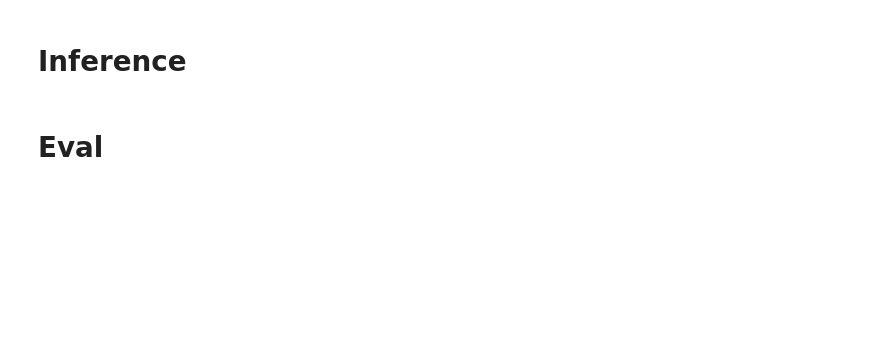
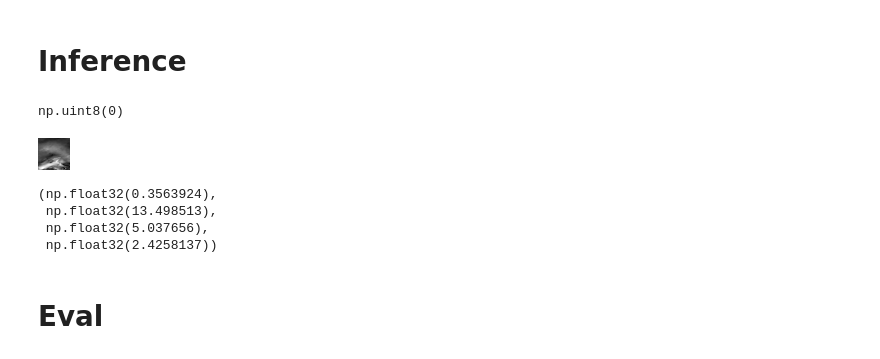
Before and after one commit to soCromp/cycloneSVD, a Jupyter notebook: evals.ipynb, the cells around one changed output. Saved outputs shown, nothing was run; the diff lists cells and outputs as text; code cells hidden in the pictures; blank space fills up the shorter version.

```diff
--- a/evals.ipynb
+++ b/evals.ipynb
@@ -9,4 +9,9 @@ import numpy as np
 import os
 import random
 from tqdm import tqdm
+from PIL import Image
+
+model_path = '/home/sonia/cycloneSVD/windmag_io/'
+ckpt_name = 'checkpoint-50000'
+real_data_path = '/home/cyclone/train/windmag_io'
 # %%
@@ -46,2 +61,21 @@ for i in range(num_frames):
 video.release()
+# %%
+np.array(video_frames[i]).min()
+# %% [output]
+np.uint8(0)
+# %%
+from IPython.display import display
+frame_path = os.path.join(real_data_path, 'demo.npy')
+img = Image.fromarray(255*np.load(frame_path)/arr.max())
+img.convert("L")
+# %% [output]
+[figure, added]
+# %%
+arr=np.load(frame_path)
+arr.min(), arr.max(), arr.mean(), arr.std()
+# %% [output]
+(np.float32(0.3563924),
+ np.float32(13.498513),
+ np.float32(5.037656),
+ np.float32(2.4258137))
 # %%
```
Also changed, not shown: parts of 12 cells of this notebook, 2 other files.
